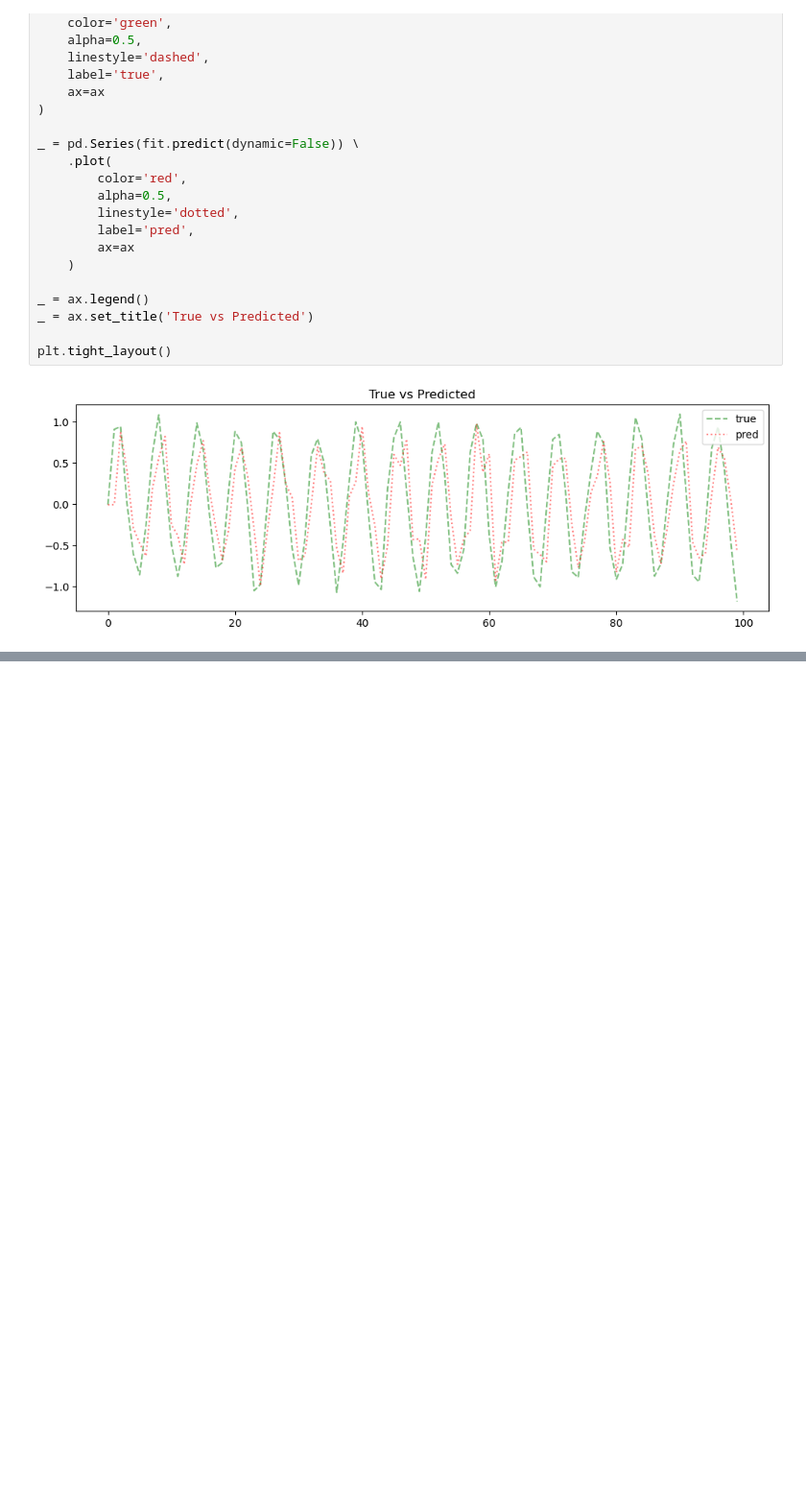
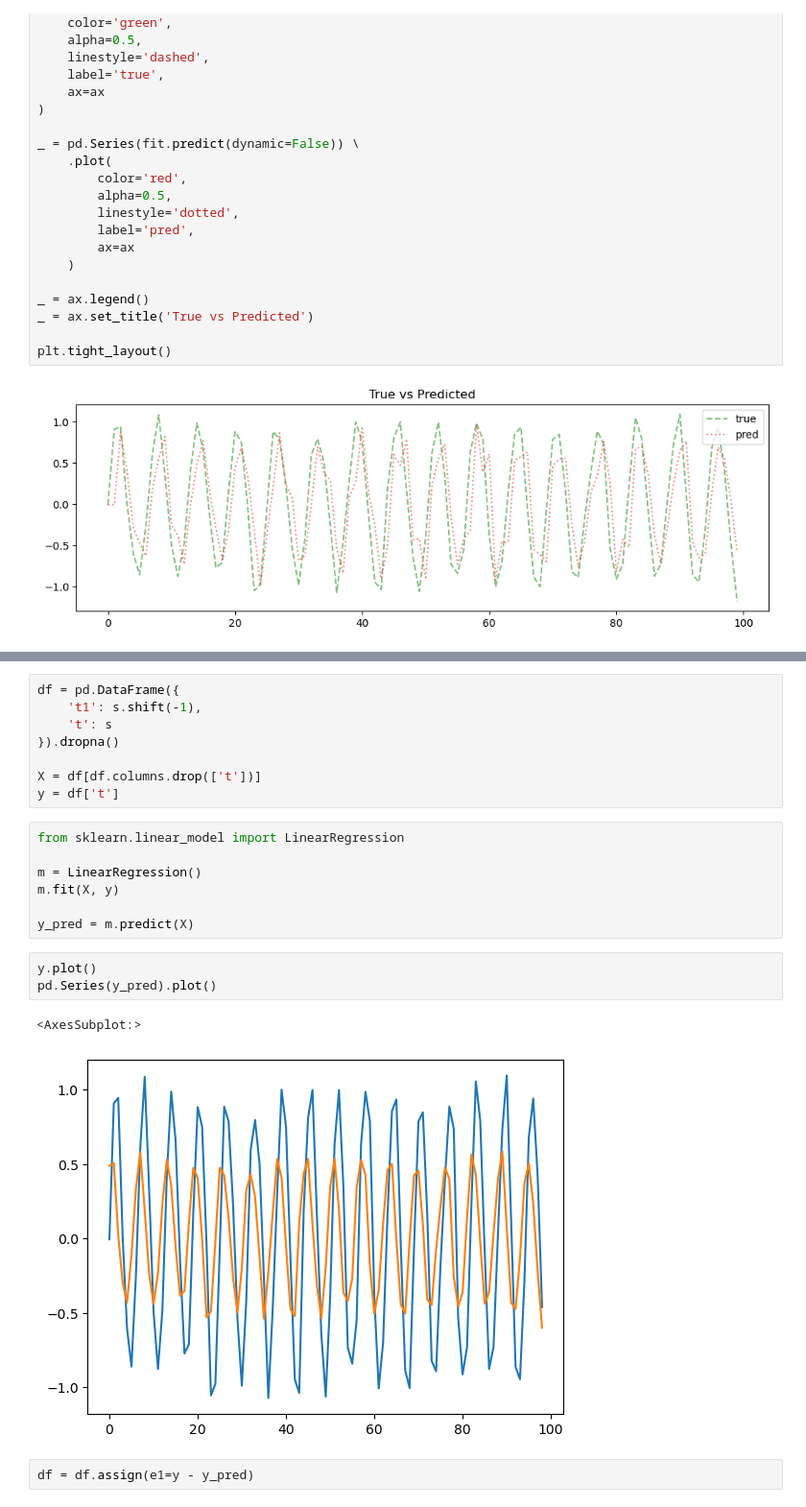
Before and after one commit to oneoffcoder/books, a Jupyter notebook: sphinx/datascience/source/arima.ipynb, the cells around one changed output, grey strips where cells are left out. Shown: that part at 96% size. Drawn from its saved outputs; the diff is of its cells as text; blank space fills up the shorter version.

```diff
--- a/sphinx/datascience/source/arima.ipynb
+++ b/sphinx/datascience/source/arima.ipynb
@@ -178,0 +260,23 @@ plt.tight_layout()
+# %%
+df = pd.DataFrame({
+    't1': s.shift(-1),
+    't': s
+}).dropna()
+
+X = df[df.columns.drop(['t'])]
+y = df['t']
+# %%
+from sklearn.linear_model import LinearRegression
+
+m = LinearRegression()
+m.fit(X, y)
+
+y_pred = m.predict(X)
+# %%
+y.plot()
+pd.Series(y_pred).plot()
+# %% [output]
+<AxesSubplot:>
+[figure, added]
+# %%
+df = df.assign(e1=y - y_pred)
```
Also changed, not shown: parts of 6 cells of this notebook.
